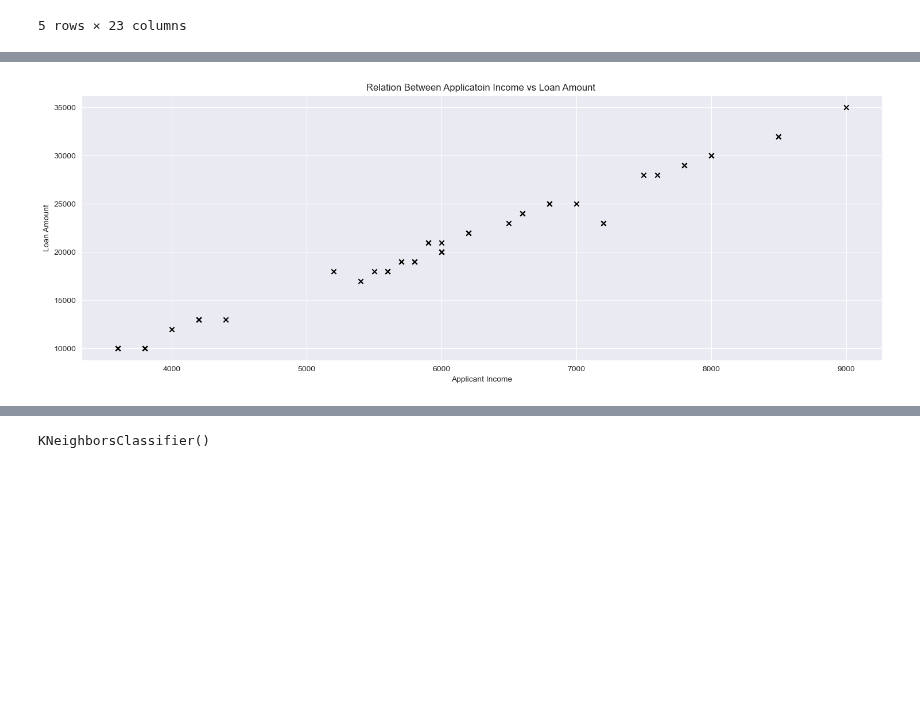
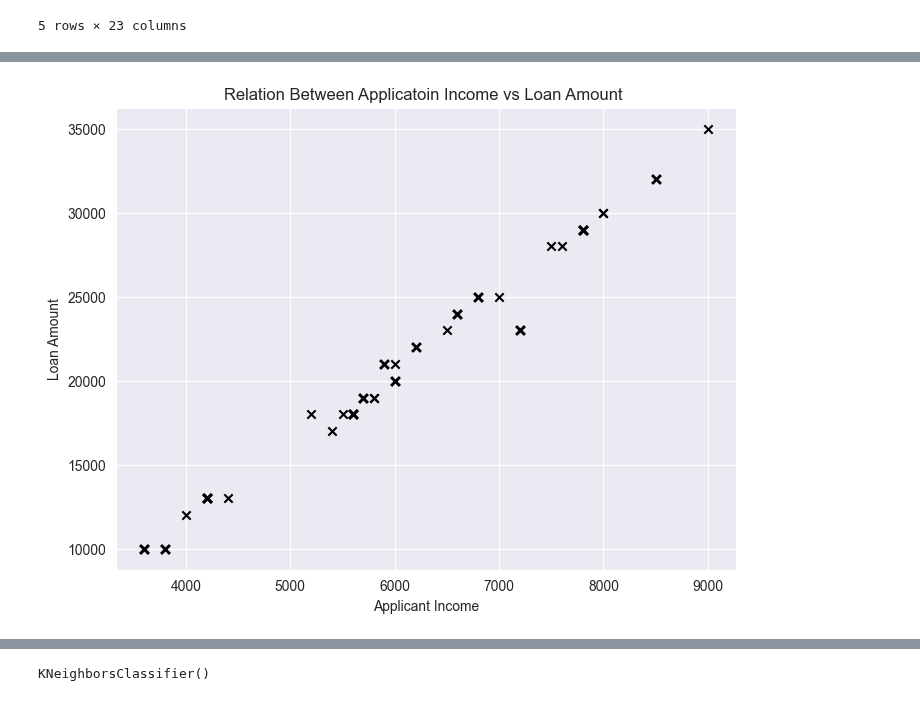
Before and after one commit to MD-DILDAR-MANDAL/Car-Loan-Eligibility-Prediction-ml-project-, a Jupyter notebook: main.ipynb, the cells around one changed output, grey strips where cells are left out. Drawn from its saved outputs; the diff is of its cells as text; code cells hidden in the pictures; blank space fills up the shorter version.

```diff
--- a/main.ipynb
+++ b/main.ipynb
@@ -76,14 +103,14 @@ plt.show()
 # %%
-plt.figure(figsize=(18, 6))
+plt.figure(figsize=(8, 6))
 plt.title("Relation Between Applicatoin Income vs Loan Amount ")
 
 plt.grid()
 plt.scatter(data['Monthly_Income'] , data['Loan_Amount'], c='k', marker='x')
 plt.xlabel("Applicant Income")
 plt.ylabel("Loan Amount")
 plt.show()
 # %% [output]
-[figure, old version]
+[figure, new version]
 # %%
 # split dataset
 X_train,X_test,y_train,y_test=train_test_split(data[['Age','Gender','Marital_Status','Dependents','Monthly_Income','Employment_Status','Employment_Duration','Total_Monthly_Debt_Obligations','Credit_Score','Credit_History_Length','Debt_to_Income_Ratio','Loan_Amount','Loan_Term','Down_Payment_Amount','Interest_Rate','Installment_Amount','Housing_Status','Education_Level','Previous_Loan_Status','Previous_Loan_Amount','Previous_Loan_Term','Previous_Loan_Purpose']],data.Loan_Eligibility,test_size=0.1)
```
Also changed, not shown: parts of 9 cells of this notebook, 2 other files.
